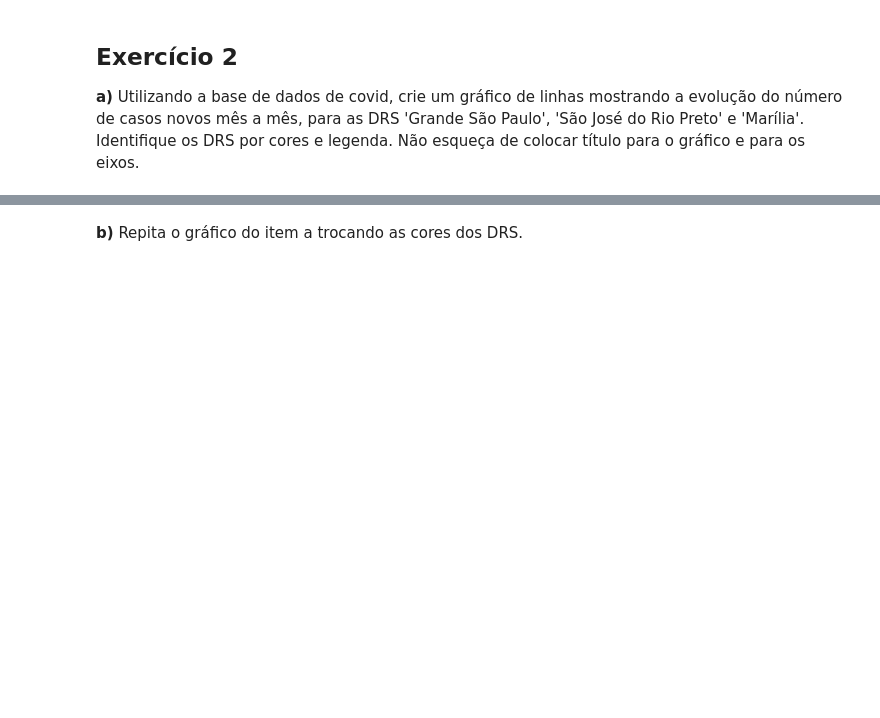
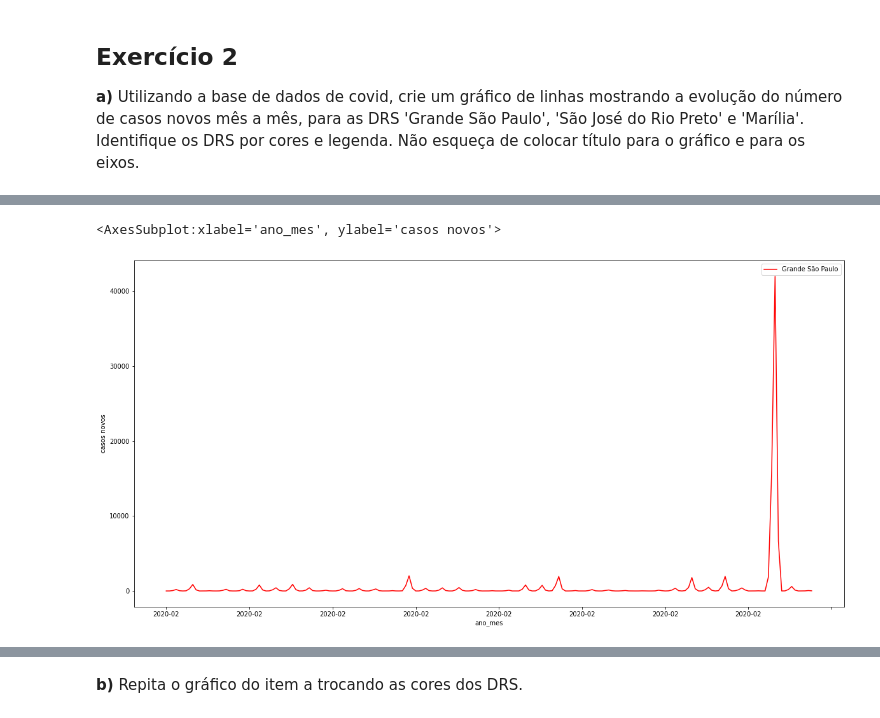
Before and after one commit to xIanborges/Modulo-5-Lets-Code, a Jupyter notebook: Aula 1 - Exercícios.ipynb, the cells around one changed output, grey strips where cells are left out. Drawn from its saved outputs; the diff is of its cells as text; code cells hidden in the pictures; blank space fills up the shorter version.

```diff
--- a/Aula 1 - Exercícios.ipynb
+++ b/Aula 1 - Exercícios.ipynb
@@ -106,0 +138,5 @@ utilizando a seguinte escala de cores:
+# %%
+df2[df2['nome_drs'] == 'Grande São Paulo'].plot(x='ano_mes', y='casos_novos', kind='line', ylabel='casos novos', figsize=(20,10), color= 'red', label = 'Grande São Paulo')
+# %% [output]
+<AxesSubplot:xlabel='ano_mes', ylabel='casos novos'>
+[figure, added]
```
Also changed, not shown: parts of 12 cells of this notebook, 3 other files.
